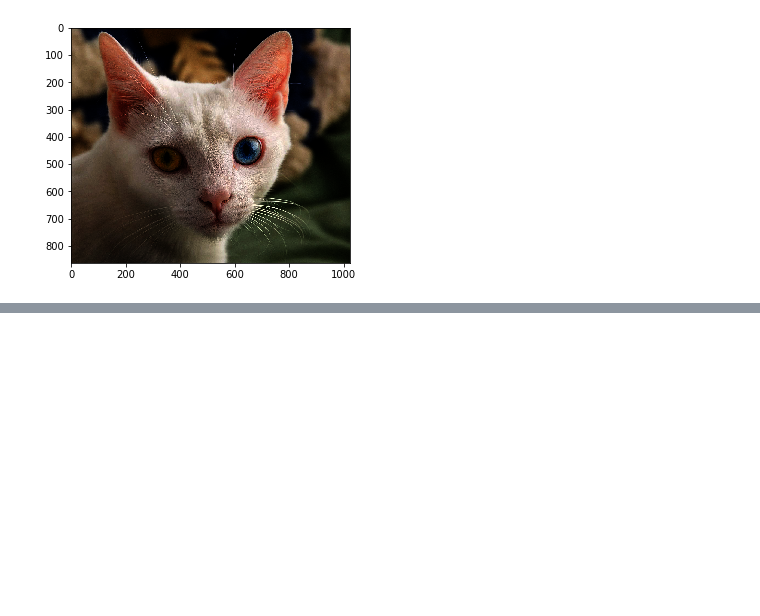
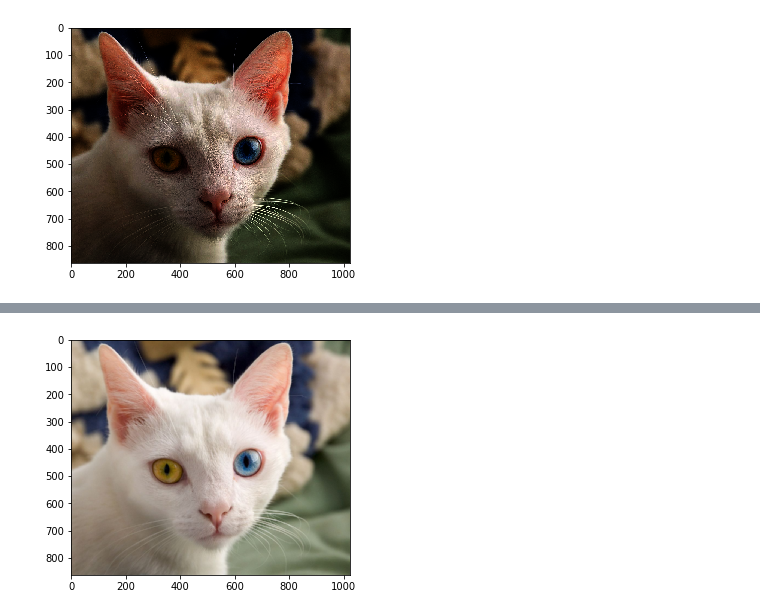
Before and after one commit to WillyLIFEexp/Learning_OPENCV, a Jupyter notebook: Part_3/Blurring_Smoothing.ipynb, the cells around one changed output, grey strips where cells are left out. Saved outputs shown, nothing was run; the diff lists cells and outputs as text; code cells hidden in the pictures; blank space fills up the shorter version.

```diff
--- a/Part_3/Blurring_Smoothing.ipynb
+++ b/Part_3/Blurring_Smoothing.ipynb
@@ -40,0 +84,6 @@ display(effected_img)
+# %%
+# Gaussian Bluring
+g_blurred_img = cv2.GaussianBlur(img,(5,5),50)
+display(g_blurred_img)
+# %% [output]
+[figure, added]
```
Also changed, not shown: parts of 17 cells of this notebook, 3 other files.
